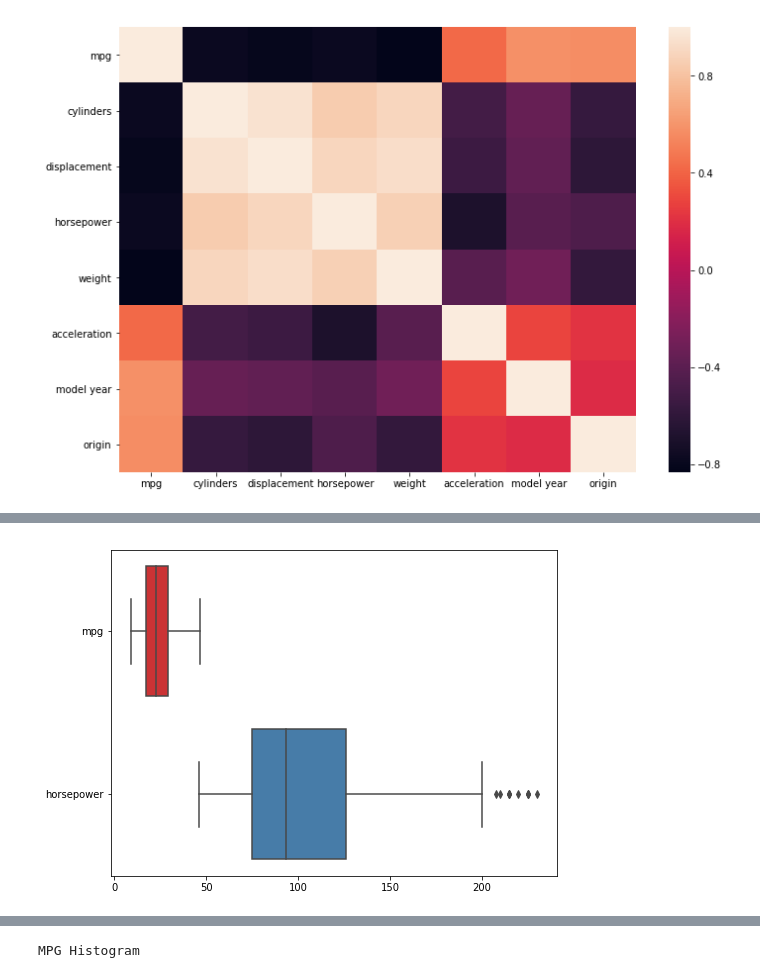
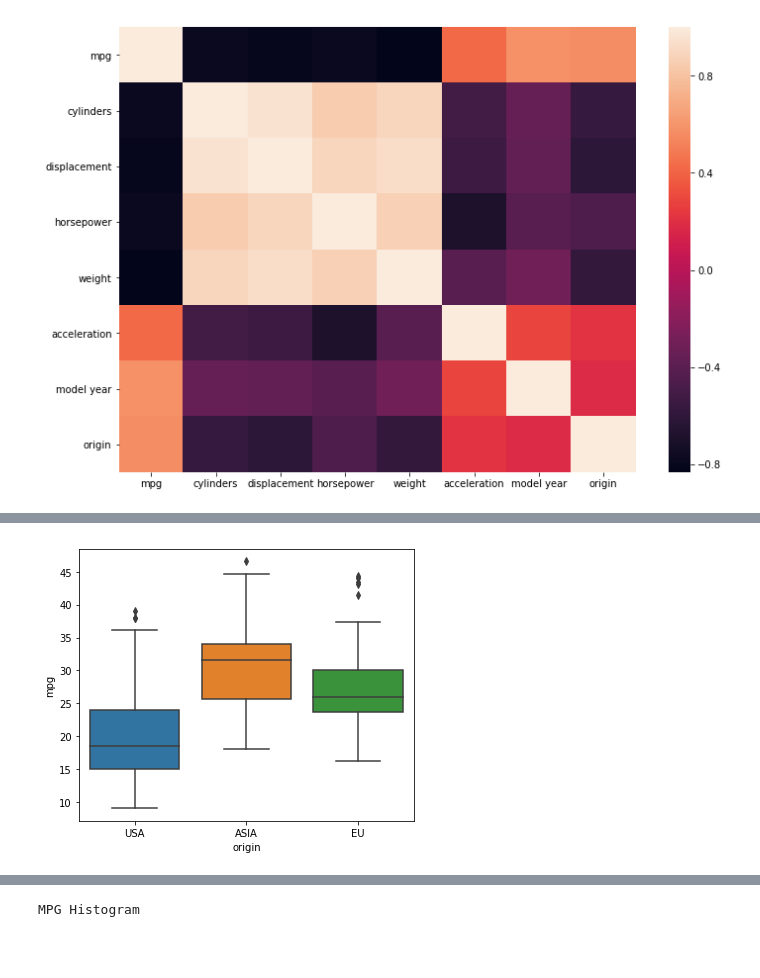
Before and after one commit to aleksandarskrbic/car-economy-ori, a Jupyter notebook: ori_notebook.ipynb, the cells around one changed output, grey strips where cells are left out. Saved outputs shown, nothing was run; the diff lists cells and outputs as text; code cells hidden in the pictures; blank space fills up the shorter version.

```diff
--- a/ori_notebook.ipynb
+++ b/ori_notebook.ipynb
@@ -194,7 +289,9 @@ print()
 # %%
-dims = (8, 6)
+dims = (6, 5)
+data = df[['origin', 'mpg']]
+data.origin.replace((1, 2, 3), ('USA', 'EU', 'ASIA'), inplace = True)
 fig, ax = plt.subplots(figsize = dims)
-sns.boxplot(ax=ax, data = df[['mpg', 'horsepower']], orient="h", palette="Set1")
+sns.boxplot(ax = ax, x = 'origin', y = 'mpg', data = data)
 print()
 # %% [output]
-[figure, old version]
+[figure, new version]
```
Also changed, not shown: parts of 32 cells of this notebook.
